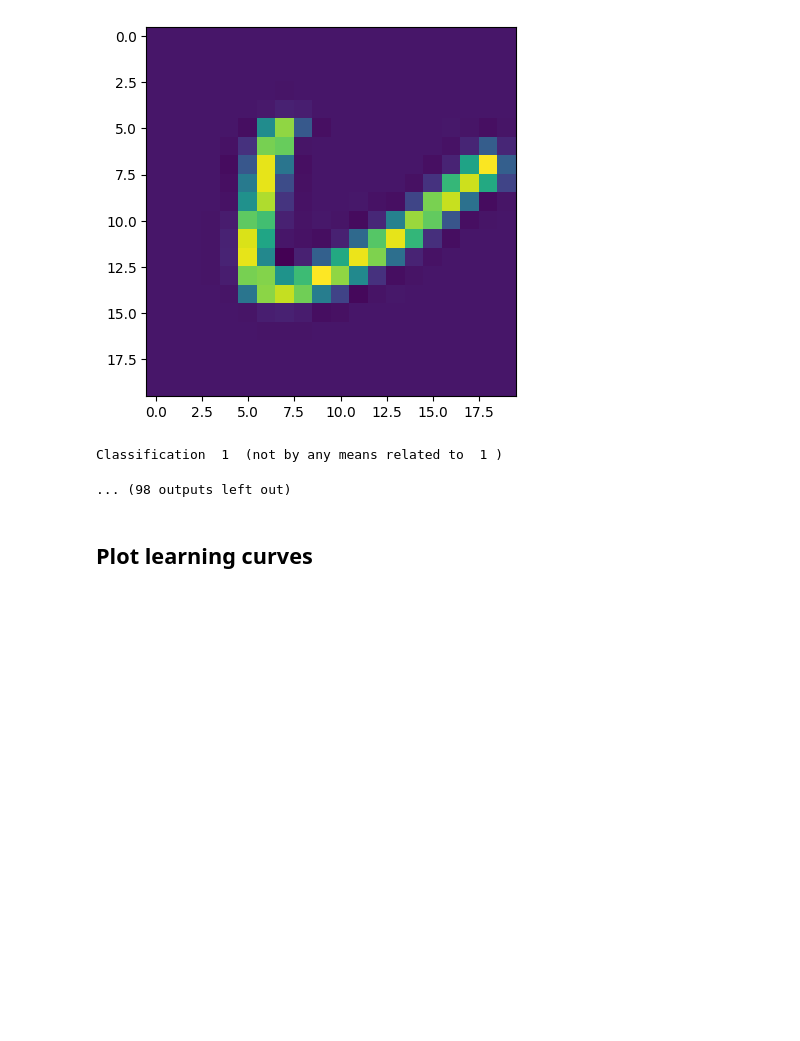
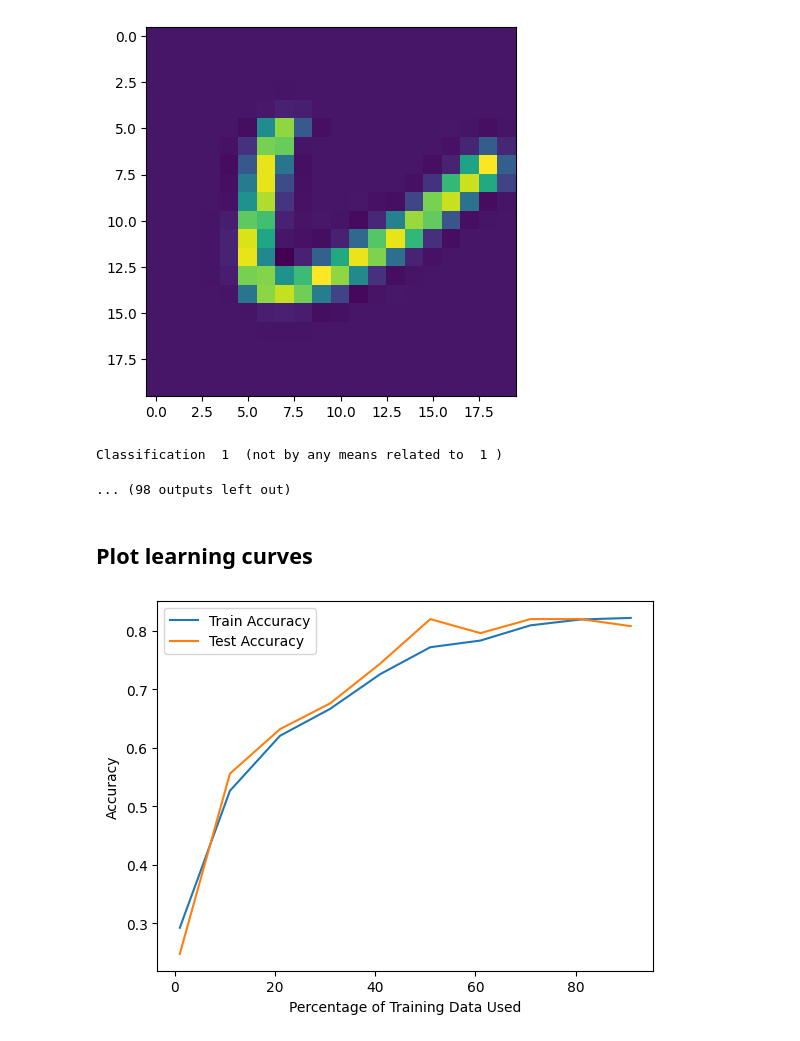
Before and after one commit to Mormert/MachineLearningLabs, a Jupyter notebook: lab2/python/lab2.ipynb, the cells around one changed output. Saved outputs shown, nothing was run; the diff lists cells and outputs as text; code cells hidden in the pictures; blank space fills up the shorter version.

Commit message:
learning curves

```diff
--- a/lab2/python/lab2.ipynb
+++ b/lab2/python/lab2.ipynb
@@ -754,22 +754,50 @@ Classification  1  (not by any means related to  1 )
 # %%
 import matplotlib.pyplot as plt
 import scipy.io
 from sklearn.metrics import accuracy_score
 from sklearn.model_selection import train_test_split
 import pandas as pd
 import numpy as np
 import matplotlib.pyplot as plt
 
 data = scipy.io.loadmat(r'./../datasets/smallMNIST.mat')
 X = data['X'][::2]  # Subsample data for faster training
 y = data['y'][::2].flatten()
 
 X_temp, X_test, y_temp, y_test = train_test_split(X, y, test_size=0.1, random_state=1)
 X_train, X_val, y_train, y_val = train_test_split(X_temp, y_temp, test_size=1/3, random_state=1)
 
 # ====================== YOUR CODE HERE ======================
 
+from sklearn.svm import SVC
 
+# I decided to use a SVM classifier.
+model = SVC(kernel='linear', C=1.0)
 
+train_accuracies = []
+test_accuracies = []
+
+for i in range(1, 11, 1):
+    subset_size = int((i / 100) * len(X_train))
+    X_subset, _, y_subset, _ = train_test_split(X_train, y_train, train_size=subset_size, random_state=1)
+
+    model.fit(X_subset, y_subset)
+
+    y_train_pred = model.predict(X_train)
+    train_accuracy = accuracy_score(y_train, y_train_pred)
+    train_accuracies.append(train_accuracy)
+
+    y_test_pred = model.predict(X_test)
+    test_accuracy = accuracy_score(y_test, y_test_pred)
+    test_accuracies.append(test_accuracy)
+
+plt.plot(range(1, 101, 10), train_accuracies, label='Train Accuracy')
+plt.plot(range(1, 101, 10), test_accuracies, label='Test Accuracy')
+plt.xlabel('Percentage of Training Data Used')
+plt.ylabel('Accuracy')
+plt.legend()
+plt.show()
 
 # ============================================================
+# %% [output]
+[figure, added]
```
